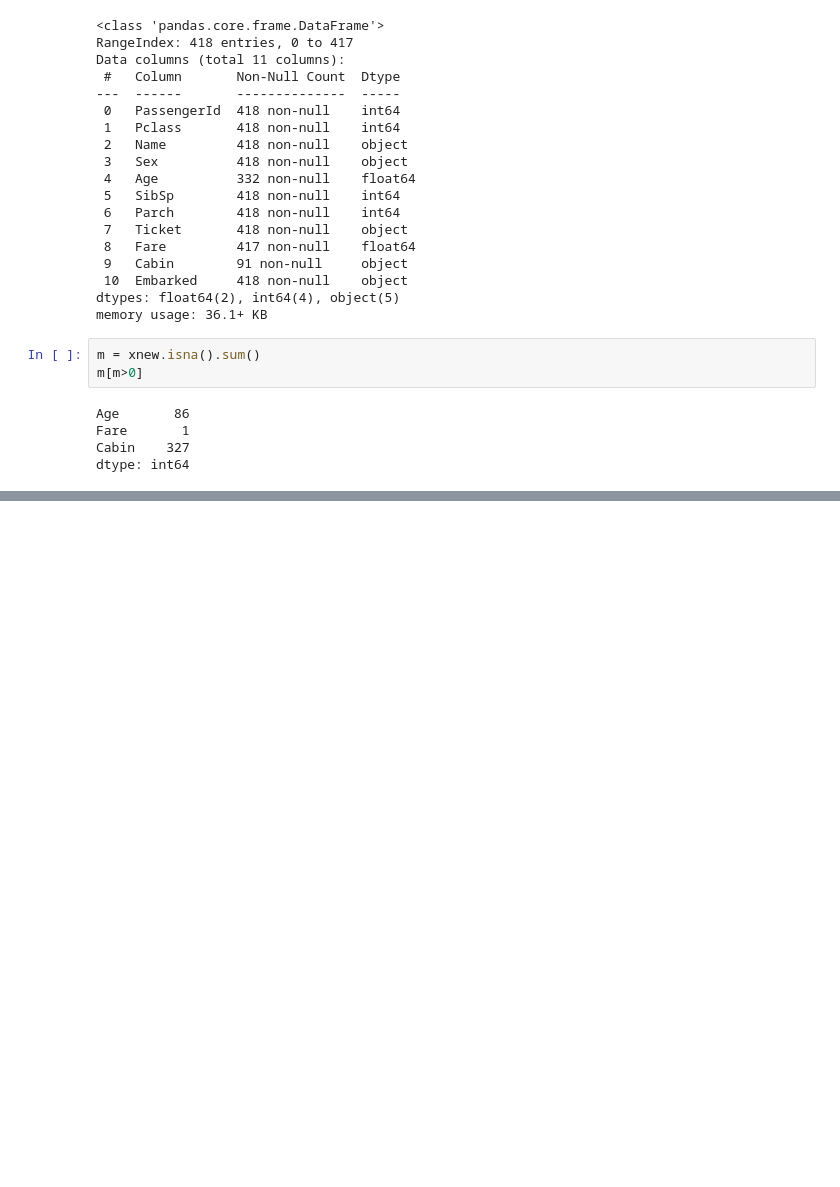
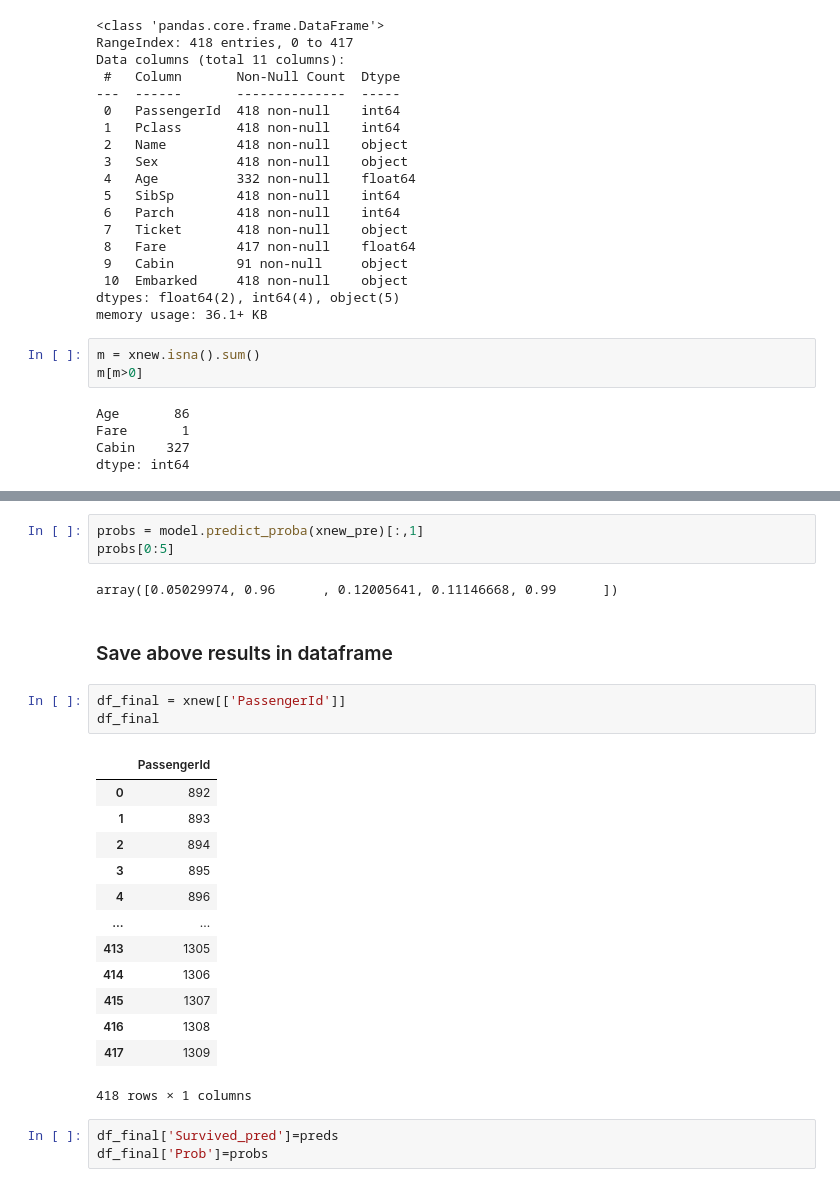
Before and after one commit to siddheshgujar/Machine-learning-, a Jupyter notebook: Feature selection/Mutual info Scores.ipynb, the cells around one changed output, grey strips where cells are left out. Cells and saved outputs as stored; diff of their text form; blank space fills up the shorter version.

```diff
--- a/Feature selection/Mutual info Scores.ipynb
+++ b/Feature selection/Mutual info Scores.ipynb
@@ -473,0 +515,27 @@ ColumnTransformer(transformers=[('num',
+# %%
+probs = model.predict_proba(xnew_pre)[:,1]
+probs[0:5]
+# %% [output]
+array([0.05029974, 0.96      , 0.12005641, 0.11146668, 0.99      ])
+# %% [markdown]
+### Save above results in dataframe
+# %%
+df_final = xnew[['PassengerId']]
+df_final
+# %% [output]
+|  | PassengerId |
+| 0 | 892 |
+| 1 | 893 |
+| 2 | 894 |
+| 3 | 895 |
+| 4 | 896 |
+| ... | ... |
+| 413 | 1305 |
+| 414 | 1306 |
+| 415 | 1307 |
+| 416 | 1308 |
+| 417 | 1309 |
+418 rows × 1 columns
+# %%
+df_final['Survived_pred']=preds
+df_final['Prob']=probs
```
Also changed, not shown: parts of 33 cells of this notebook, 12 other files.
